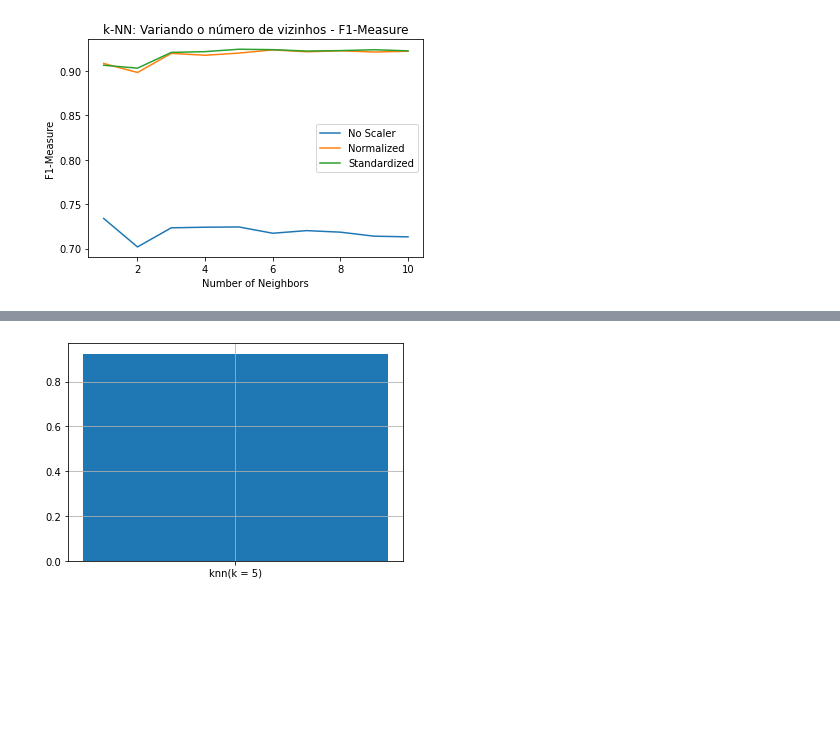
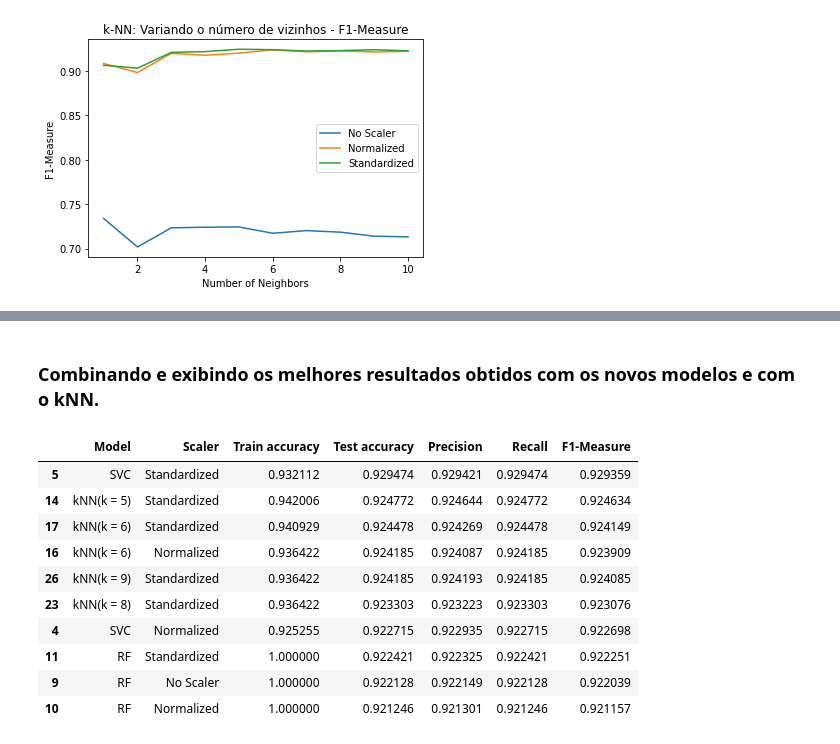
Before and after one commit to ruanfelipe7/machine_learning_activities, a Jupyter notebook: Trabalho1/Trabalho_01.ipynb, the cells around one changed output, grey strips where cells are left out. Cells and saved outputs as stored; diff of their text form; code cells hidden in the pictures; blank space fills up the shorter version.

```diff
--- a/Trabalho1/Trabalho_01.ipynb
+++ b/Trabalho1/Trabalho_01.ipynb
@@ -234,4 +237,5 @@ for metric in metrics:
 # %%
 resultados = resultados.rename(columns={'Value of k':'Model'})
 k_values = resultados['Model']
-resultados['Model'] = [f'knn(k = {x})' for x in k_values]
+resultados['Model'] = [f'kNN(k = {x})' for x in k_values]
+resultados.sort_values(by='Test accuracy', ascending=False).head()
@@ -333,5 +343,19 @@ resultados_novos_modelos.sort_values(by='Test accuracy', ascending=False)
+# %% [markdown]
+### Combinando e exibindo os melhores resultados obtidos com os novos modelos e com o kNN.
 # %%
 resultadosknn = resultados.sort_values(by='Test accuracy', ascending=False).head(5)
 resultados_outros_modelos = resultados_novos_modelos.sort_values(by='Test accuracy', ascending=False).head(5)
+resultados_total = pd.concat([resultadosknn, resultados_outros_modelos])
+resultados_total.sort_values(by='Test accuracy', ascending=False)
 # %% [output]
-[figure, removed]
+|  | Model | Scaler | Train accuracy | Test accuracy | Precision | Recall | F1-Measure |
+| 5 | SVC | Standardized | 0.932112 | 0.929474 | 0.929421 | 0.929474 | 0.929359 |
+| 14 | kNN(k = 5) | Standardized | 0.942006 | 0.924772 | 0.924644 | 0.924772 | 0.924634 |
+| 17 | kNN(k = 6) | Standardized | 0.940929 | 0.924478 | 0.924269 | 0.924478 | 0.924149 |
+| 16 | kNN(k = 6) | Normalized | 0.936422 | 0.924185 | 0.924087 | 0.924185 | 0.923909 |
+| 26 | kNN(k = 9) | Standardized | 0.936422 | 0.924185 | 0.924193 | 0.924185 | 0.924085 |
+| 23 | kNN(k = 8) | Standardized | 0.936422 | 0.923303 | 0.923223 | 0.923303 | 0.923076 |
+| 4 | SVC | Normalized | 0.925255 | 0.922715 | 0.922935 | 0.922715 | 0.922698 |
+| 11 | RF | Standardized | 1.000000 | 0.922421 | 0.922325 | 0.922421 | 0.922251 |
+| 9 | RF | No Scaler | 1.000000 | 0.922128 | 0.922149 | 0.922128 | 0.922039 |
+| 10 | RF | Normalized | 1.000000 | 0.921246 | 0.921301 | 0.921246 | 0.921157 |
```
Also changed, not shown: parts of 10 cells of this notebook.
